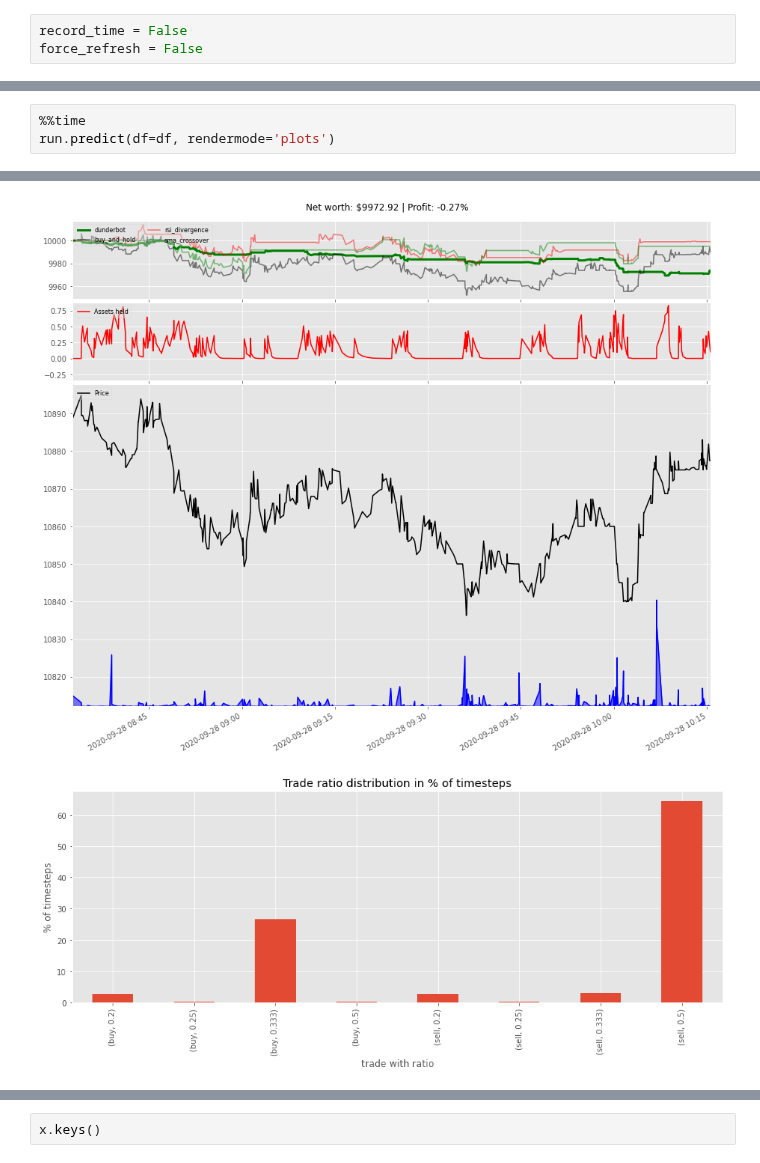
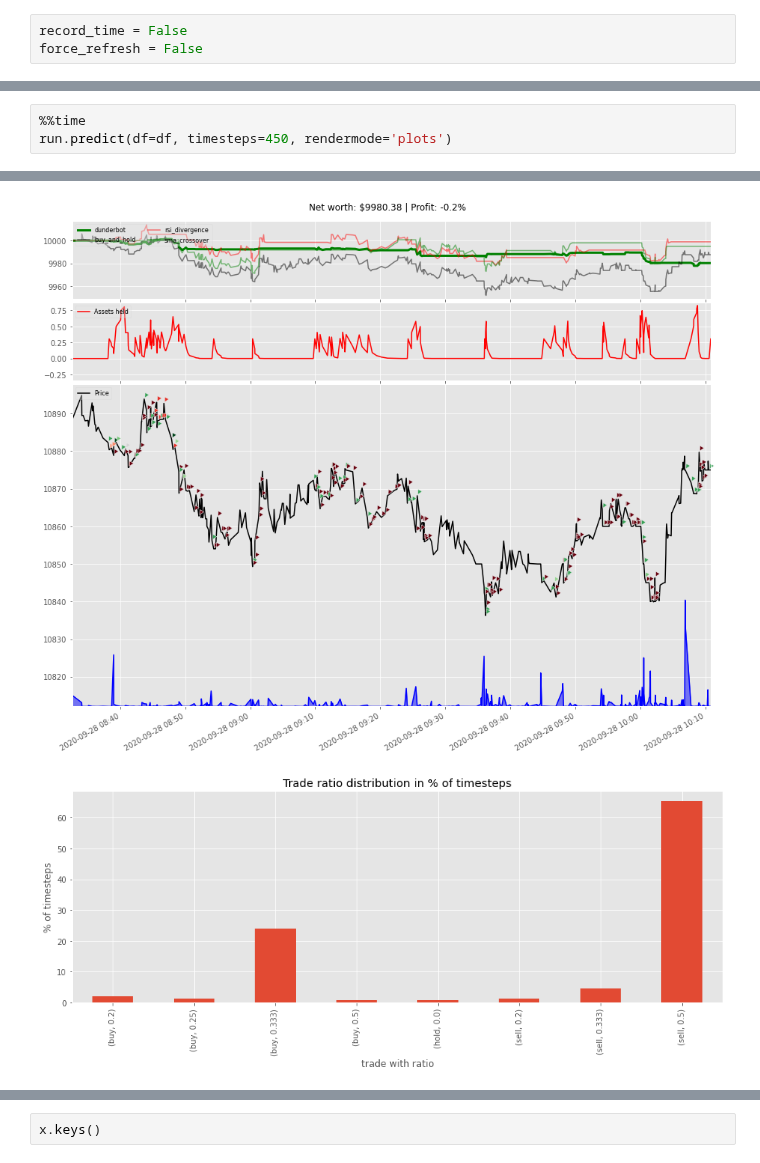
Before and after one commit to perjonasam/dunderbot, a Jupyter notebook: Playground.ipynb, the cells around one changed output, grey strips where cells are left out. Saved outputs shown, nothing was run; the diff lists cells and outputs as text.

```diff
--- a/Playground.ipynb
+++ b/Playground.ipynb
@@ -140,4 +144,4 @@ Wall time: 9.94 s
 # %%
 %%time
-run.predict(df=df, rendermode='plots')
+run.predict(df=df, timesteps=450, rendermode='plots')
 # %% [output]
@@ -150,2 +165,2 @@ Not rendering trades since they are too many to distinguish in plot (342>250)
-[figure, old version]
+[figure, new version]
-[figure, old version]
+[figure, new version]
```
Also changed, not shown: parts of 7 cells of this notebook, 5 other files.
